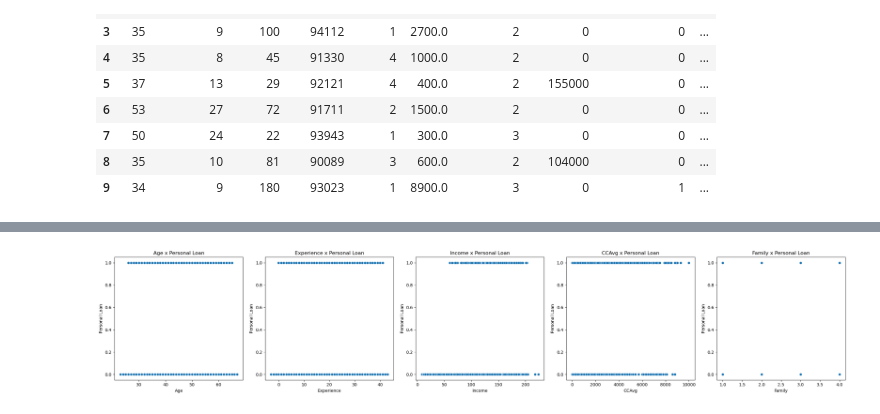
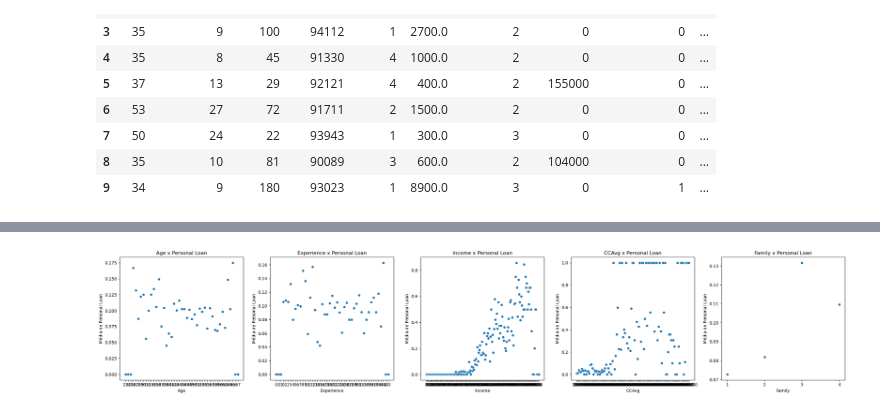
Before and after one commit to FernandoLKS/Bank_loan_defaulter, a Jupyter notebook: Bank_Personal_Loan.ipynb, the cells around one changed output, grey strips where cells are left out. Cells and saved outputs as stored; diff of their text form; code cells hidden in the pictures.

Commit message:
Create a dashboard and adding the next graphs in notebook

```diff
--- a/Bank_Personal_Loan.ipynb
+++ b/Bank_Personal_Loan.ipynb
@@ -160,14 +171,16 @@ binary_features = ["Securities Account", "CD Account", "Online", "CreditCard"]
 # %%
 fig, axs = plt.subplots(nrows=1, ncols=len(numeric_features), figsize=(5*len(numeric_features), 5))
 axs = axs.flatten()
 
 for i, feature in enumerate(numeric_features):
+    relation = data.groupby(feature)[target].mean()
 
-
-    sns.scatterplot(x=data[feature], y=data[target], ax=axs[i])
+    sns.scatterplot(x=relation.index.astype(str), y=relation.values, ax=axs[i])
     axs[i].set_title(f'{feature} x {target}')
+    axs[i].set_xlabel(feature)
+    axs[i].set_ylabel(f'Média de {target}')
 
 plt.tight_layout()
 plt.show()
 # %% [output]
-[figure, old version]
+[figure, new version]
```
Also changed, not shown: parts of 1 cell of this notebook, 1 other file.
